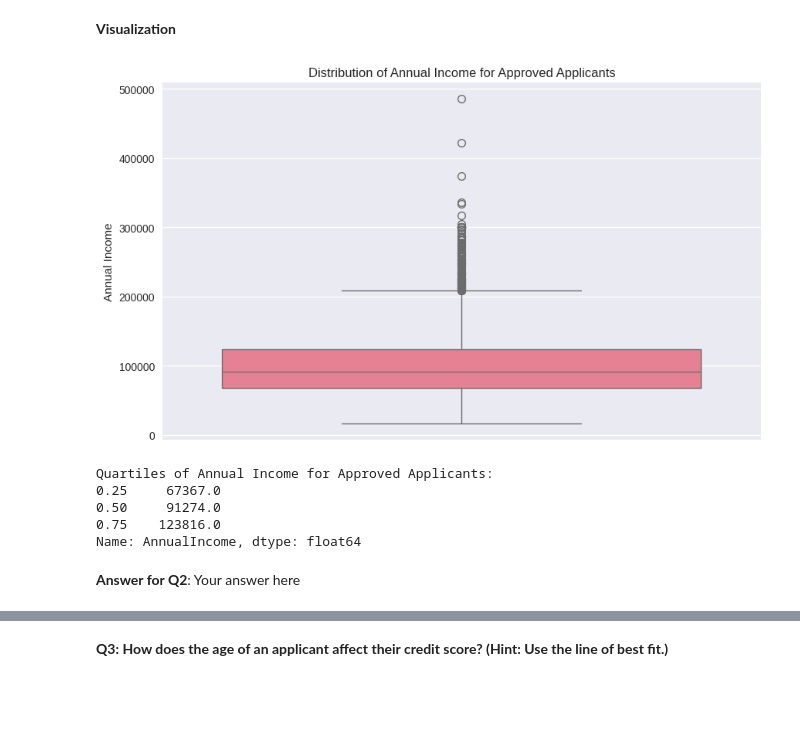
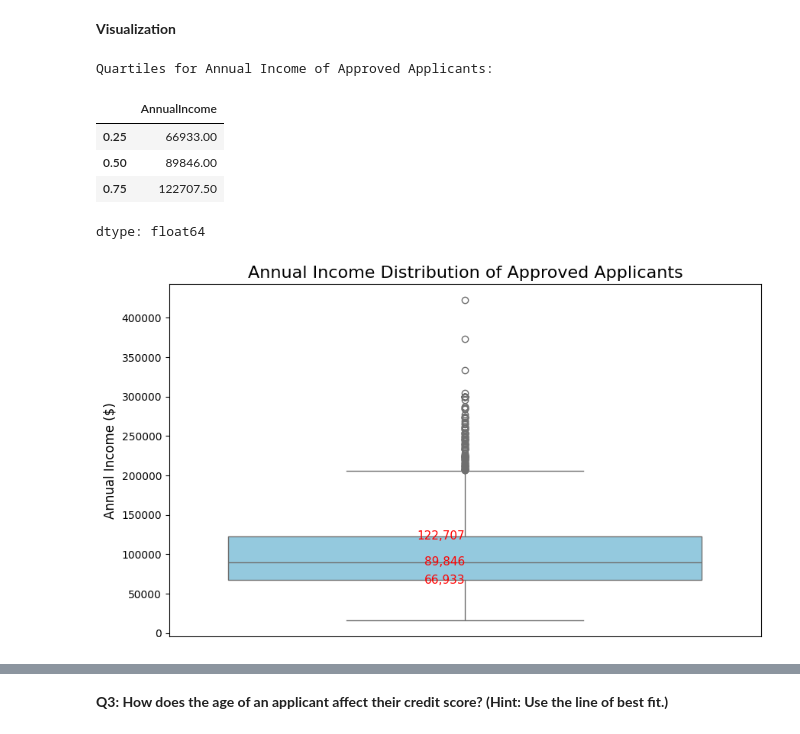
Before and after one commit to jomanakhatib/Projects-, a Jupyter notebook: Classification_Mini_Project.ipynb, the cells around one changed output, grey strips where cells are left out. Cells and saved outputs as stored; diff of their text form; code cells hidden in the pictures; blank space fills up the shorter version.

```diff
--- a/Classification_Mini_Project.ipynb
+++ b/Classification_Mini_Project.ipynb
@@ -232,27 +418,33 @@ Name: LoanApproved_bin, dtype: float64
 **Q2: How does the annual income vary among approved applicants? Interpret the values of the 3 quartiles.**
 # %% [markdown]
 **Visualization**
-# %%
-# Filter for approved applicants
-approved_applicants = df[df['LoanApproved_bin'] == 1]
-
-# Create a box plot for AnnualIncome of approved applicants
-plt.figure(figsize=(10, 6))
-sns.boxplot(y=approved_applicants['AnnualIncome'])
-plt.title('Distribution of Annual Income for Approved Applicants')
-plt.ylabel('Annual Income')
-plt.show()
-
-# Calculate the quartiles
-quartiles = approved_applicants['AnnualIncome'].quantile([0.25, 0.5, 0.75])
-print('\nQuartiles of Annual Income for Approved Applicants:')
-print(quartiles)
-# %% [output]
-[figure, removed]
-Quartiles of Annual Income for Approved Applicants:
-0.25     67367.0
-0.50     91274.0
-0.75    123816.0
-Name: AnnualIncome, dtype: float64
-# %% [markdown]
-**Answer for Q2**: Your answer here
+# %%
+import matplotlib.pyplot as plt
+import seaborn as sns
+
+# Step 1: Filter approved applicants
+approved_df = df_clean[df_clean['LoanApproved'] == 1]
+
+# Step 2: Calculate quartiles
+quartiles = approved_df['AnnualIncome'].quantile([0.25, 0.5, 0.75])
+print("Quartiles for Annual Income of Approved Applicants:")
+display(quartiles)
+
+# Step 3: Plot distribution using a boxplot
+plt.figure(figsize=(10,6))
+sns.boxplot(y=approved_df['AnnualIncome'], color='skyblue')
+plt.title("Annual Income Distribution of Approved Applicants", fontsize=16)
+plt.ylabel("Annual Income ($)", fontsize=12)
+plt.xticks([])  # Hide x-axis label since it's only one group
+# Annotate quartiles on the plot
+for q, val in quartiles.items():
+    plt.text(0, val, f"{int(val):,}", ha='right', va='center', fontsize=11, color='red')
+plt.show()
+# %% [output]
+Quartiles for Annual Income of Approved Applicants:
+|  | AnnualIncome |
+| 0.25 | 66933.00 |
+| 0.50 | 89846.00 |
+| 0.75 | 122707.50 |
+dtype: float64
+[figure, added]
```
Also changed, not shown: parts of 16 cells of this notebook.
